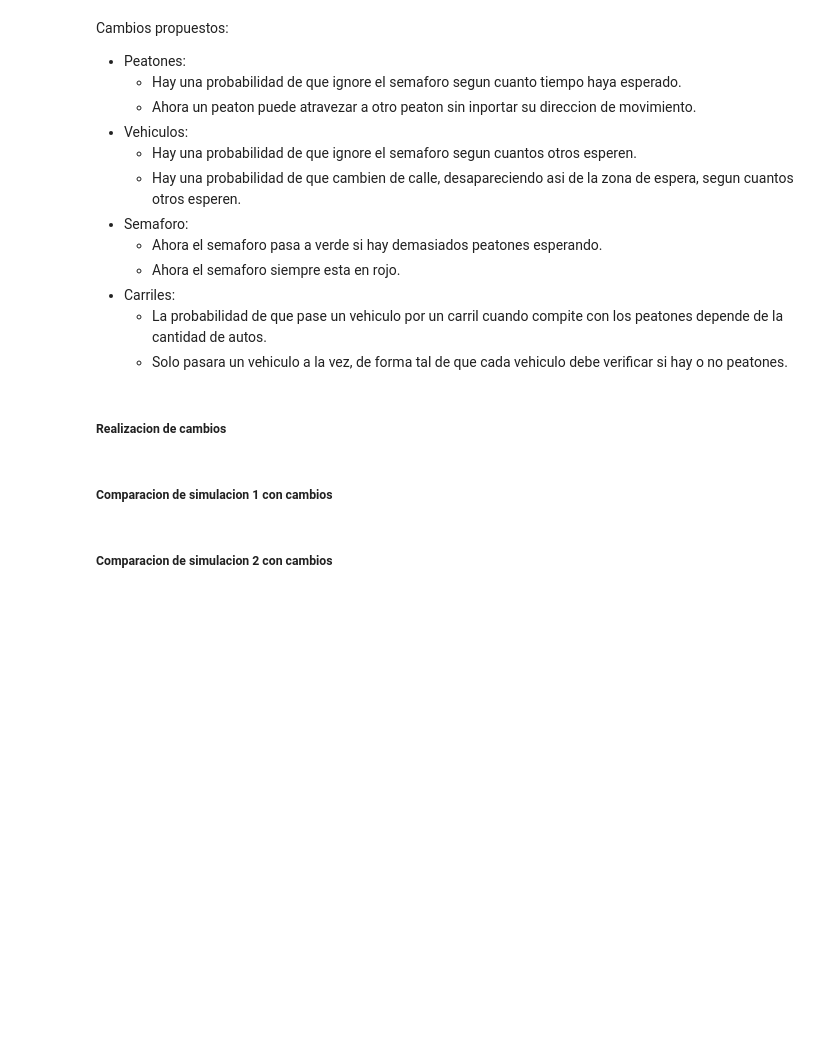
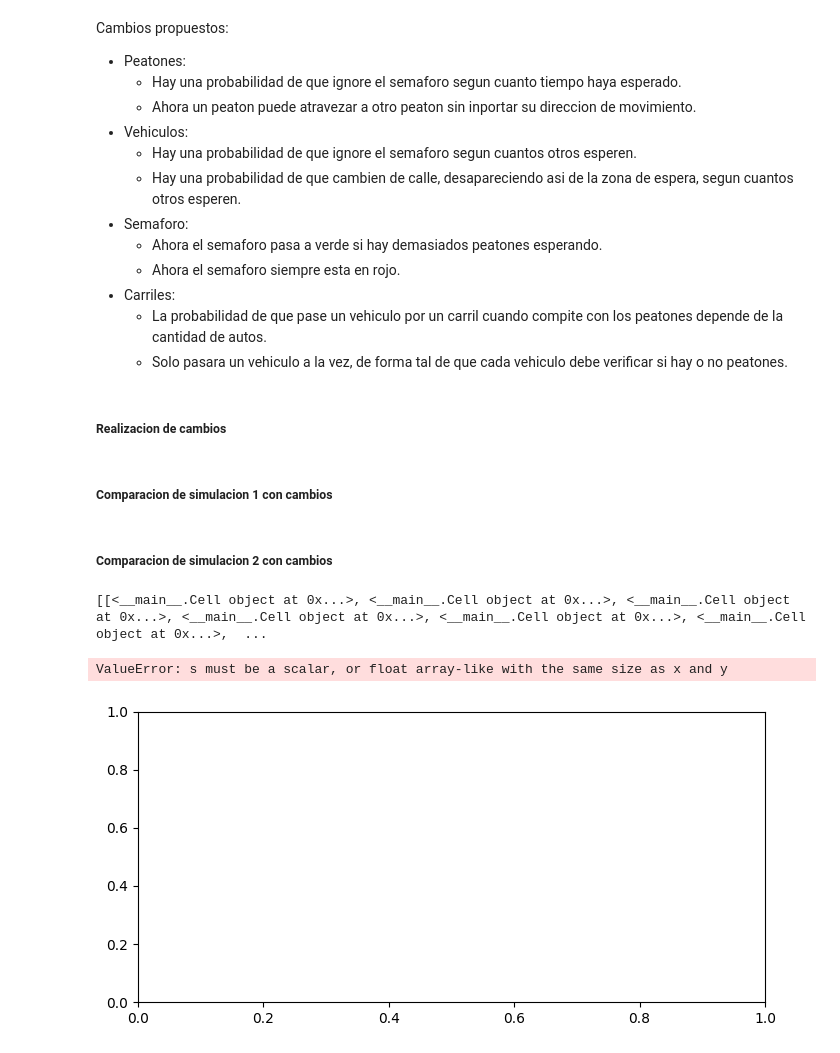
Before and after one commit to MartinCohen98/simulacion_tp1_grupo2_1c2024, a Jupyter notebook: mixmax_rng.ipynb, the cells around one changed output. Saved outputs shown, nothing was run; the diff lists cells and outputs as text; code cells hidden in the pictures; blank space fills up the shorter version.

Commit message:
matrix

```diff
--- a/mixmax_rng.ipynb
+++ b/mixmax_rng.ipynb
@@ -590,6 +590,13 @@ class Cell:
         if self.content is None:
             return " "
         return self.content.draw_view()
+
+    """returns numeric representation of the cell"""
+    def draw_view_numeric(self):
+        # caso donde la celda esta vacia
+        if self.content is None:
+            return 0
+        return self.content.draw_view_numeric()
 
     """returns true if occupied by a pedestrian"""
     def contain_pedestrian(self):
@@ -1597,9 +1615,9 @@ def generate_data_whit_params(n_green_pos, n_vehicle_arrival_rate, n_pedestrian_
     for actual_time in range(1, total_time):
         simulation.tick()
         add_data_in_result(simulation, result, actual_time)
-    return result
+    return result, simulation
 # %% [markdown]
 ##### Ejemplo de ejecucion de un caso particular:
 # %%
-total_time = 600
-simulacion_1 = generate_data_whit_params(0, 0, 0, 5, total_time=total_time, seed_to_pedestrian=SEED_BASE_TO_PEDESTRIAN, seed_to_cross=SEED_BASE_TO_CROSS)
+total_time = 1
+simulacion_1, cross = generate_data_whit_params(0, 0, 0, 5, total_time=total_time, seed_to_pedestrian=SEED_BASE_TO_PEDESTRIAN, seed_to_cross=SEED_BASE_TO_CROSS)
@@ -1715,3 +1695,25 @@ Cambios propuestos:
 ##### Comparacion de simulacion 1 con cambios
 # %% [markdown]
 ##### Comparacion de simulacion 2 con cambios
+# %%
+import matplotlib.animation as animation
+matrix = cross.get_crossing_status()
+matriz = list(map(lambda row: list(map(lambda x: x.draw_view_numeric(), row)), matrix))
+# matriz = [
+#     [0,1,2,3,5,4,1,0],
+#     [0,1,2,3,5,0,1,0],
+#     [0,1,2,3,5,4,1,0],
+#     [1,1,2,3,5,1,1,0],
+#     [0,5,2,3,5,2,1,0],
+#     [0,1,8,3,5,4,1,0]
+# ]
+
+# print(matrix)
+
+plt.scatter([1,2,3,4,5],[1,2,3,4,5],[])
+# plt.colorbar()
+plt.show()
+# %% [output]
+[[<__main__.Cell object at 0x...>, <__main__.Cell object at 0x...>, <__main__.Cell object at 0x...>, <__main__.Cell object at 0x...>, <__main__.Cell object at 0x...>, <__main__.Cell object at 0x...>,  ...
+ValueError: s must be a scalar, or float array-like with the same size as x and y
+[figure, added]
```
Also changed, not shown: parts of 9 cells of this notebook.
